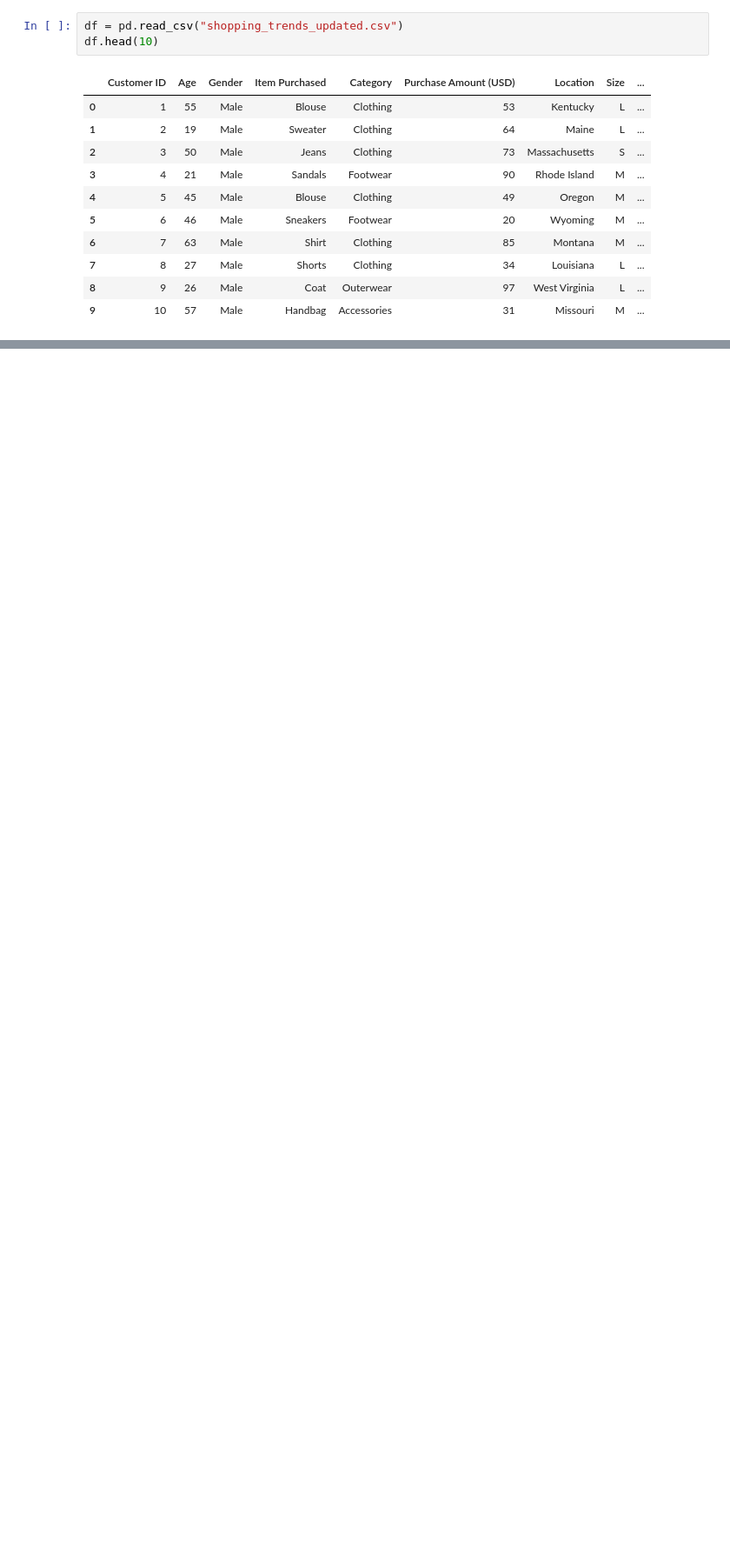
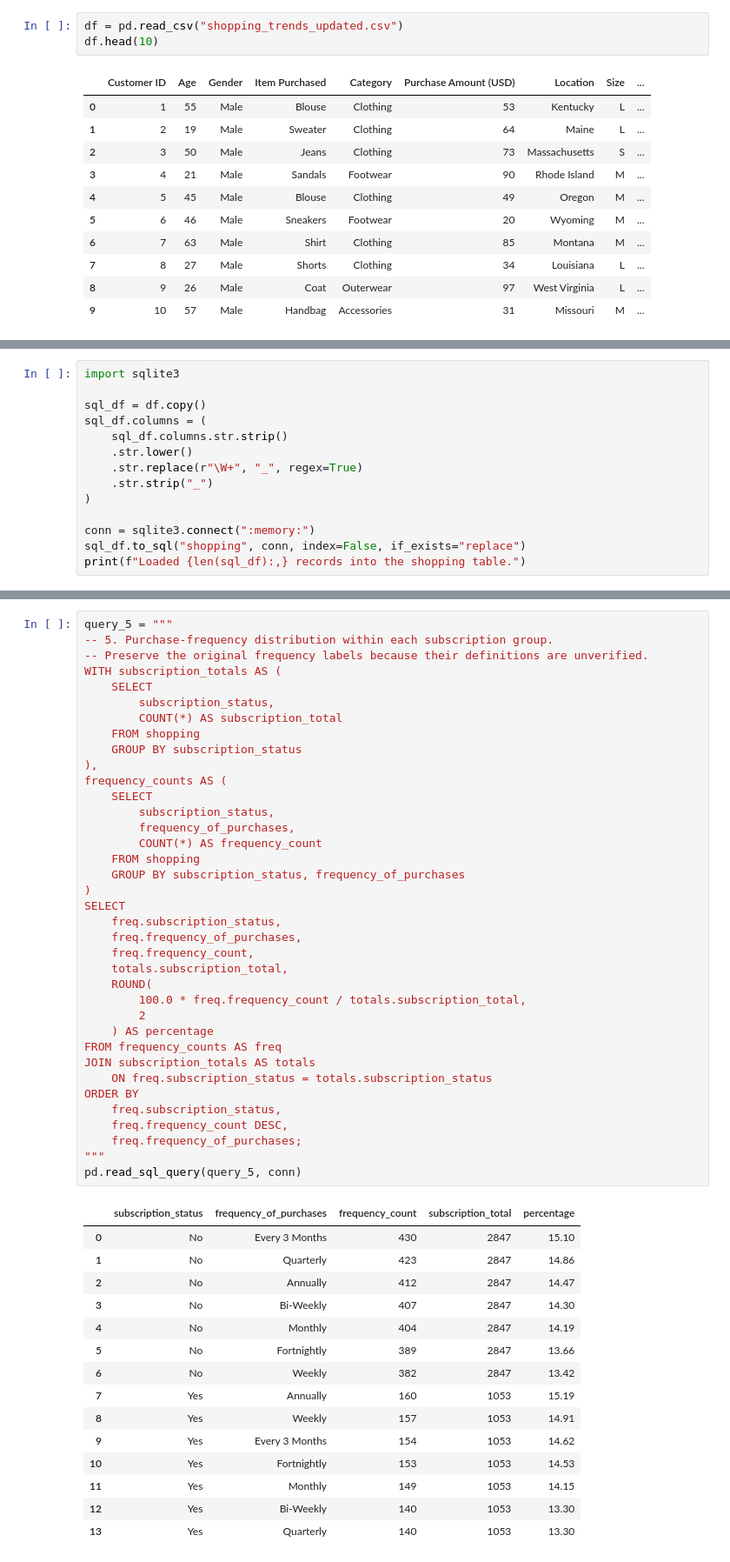
Before and after one commit to yavuzselimcakir/customer-shopping-trends-analysis, a Jupyter notebook: custome-data-analysis.ipynb, the cells around one changed output, grey strips where cells are left out. Shown at 87% size. Cells and saved outputs as stored; diff of their text form; blank space fills up the shorter version.

```diff
--- a/custome-data-analysis.ipynb
+++ b/custome-data-analysis.ipynb
@@ -134,0 +133,14 @@ plt.show()
+# %%
+import sqlite3
+
+sql_df = df.copy()
+sql_df.columns = (
+    sql_df.columns.str.strip()
+    .str.lower()
+    .str.replace(r"\W+", "_", regex=True)
+    .str.strip("_")
+)
+
+conn = sqlite3.connect(":memory:")
+sql_df.to_sql("shopping", conn, index=False, if_exists="replace")
+print(f"Loaded {len(sql_df):,} records into the shopping table.")
@@ -134,0 +239,53 @@ plt.show()
+# %%
+query_5 = """
+-- 5. Purchase-frequency distribution within each subscription group.
+-- Preserve the original frequency labels because their definitions are unverified.
+WITH subscription_totals AS (
+    SELECT
+        subscription_status,
+        COUNT(*) AS subscription_total
+    FROM shopping
+    GROUP BY subscription_status
+),
+frequency_counts AS (
+    SELECT
+        subscription_status,
+        frequency_of_purchases,
+        COUNT(*) AS frequency_count
+    FROM shopping
+    GROUP BY subscription_status, frequency_of_purchases
+)
+SELECT
+    freq.subscription_status,
+    freq.frequency_of_purchases,
+    freq.frequency_count,
+    totals.subscription_total,
+    ROUND(
+        100.0 * freq.frequency_count / totals.subscription_total,
+        2
+    ) AS percentage
+FROM frequency_counts AS freq
+JOIN subscription_totals AS totals
+    ON freq.subscription_status = totals.subscription_status
+ORDER BY
+    freq.subscription_status,
+    freq.frequency_count DESC,
+    freq.frequency_of_purchases;
+"""
+pd.read_sql_query(query_5, conn)
+# %% [output]
+|  | subscription_status | frequency_of_purchases | frequency_count | subscription_total | percentage |
+| 0 | No | Every 3 Months | 430 | 2847 | 15.10 |
+| 1 | No | Quarterly | 423 | 2847 | 14.86 |
+| 2 | No | Annually | 412 | 2847 | 14.47 |
+| 3 | No | Bi-Weekly | 407 | 2847 | 14.30 |
+| 4 | No | Monthly | 404 | 2847 | 14.19 |
+| 5 | No | Fortnightly | 389 | 2847 | 13.66 |
+| 6 | No | Weekly | 382 | 2847 | 13.42 |
+| 7 | Yes | Annually | 160 | 1053 | 15.19 |
+| 8 | Yes | Weekly | 157 | 1053 | 14.91 |
+| 9 | Yes | Every 3 Months | 154 | 1053 | 14.62 |
+| 10 | Yes | Fortnightly | 153 | 1053 | 14.53 |
+| 11 | Yes | Monthly | 149 | 1053 | 14.15 |
+| 12 | Yes | Bi-Weekly | 140 | 1053 | 13.30 |
+| 13 | Yes | Quarterly | 140 | 1053 | 13.30 |
```
Also changed, not shown: parts of 21 cells of this notebook, 2 other files.
